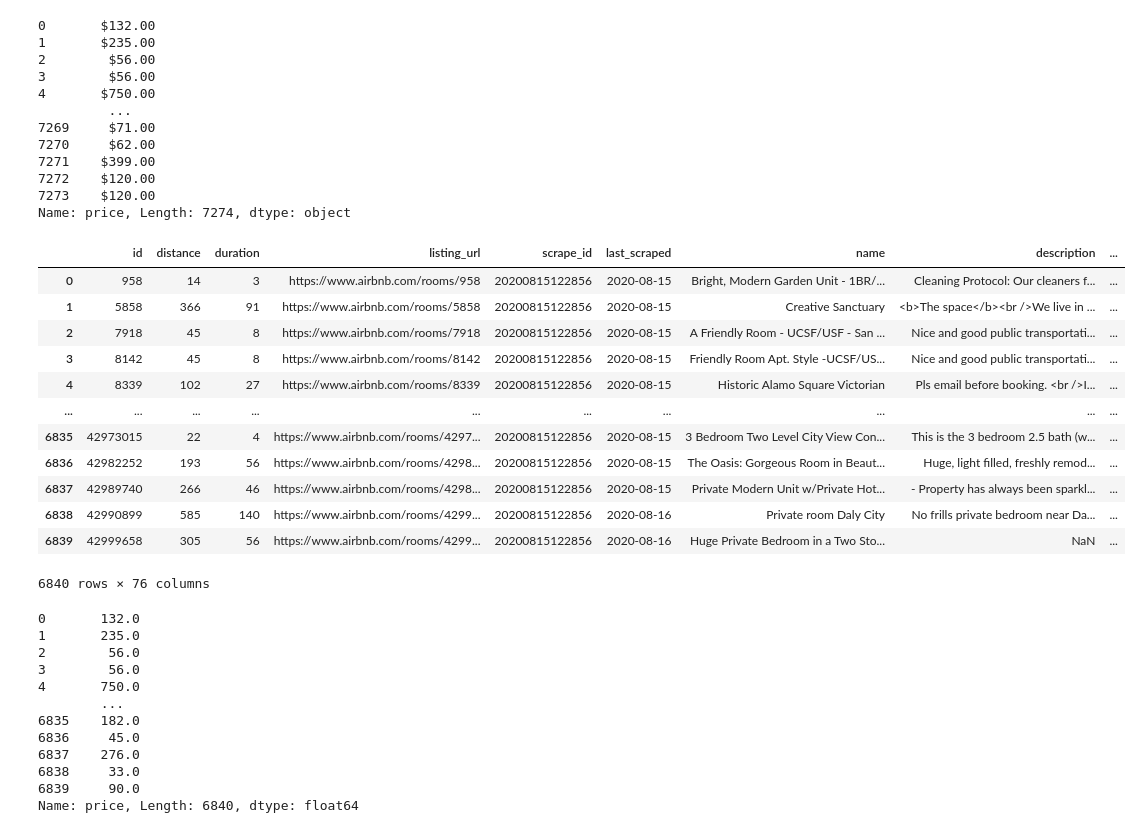
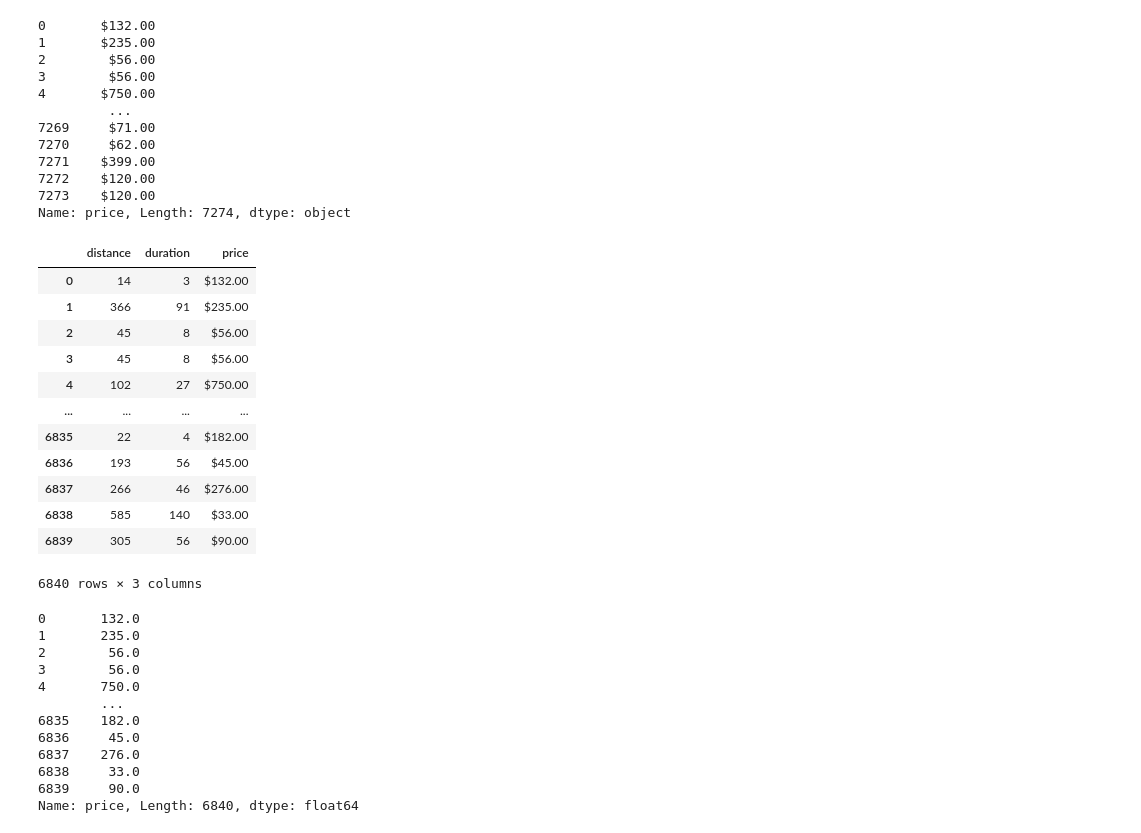
Before and after one commit to LingxingG/Data-Mining-Project, a Jupyter notebook: analysis/transit_relationship/transit_rental_regression.ipynb, the cells around one changed output. Cells and saved outputs as stored; diff of their text form; code cells hidden in the pictures.

Commit message:
data cleaning

```diff
--- a/analysis/transit_relationship/transit_rental_regression.ipynb
+++ b/analysis/transit_relationship/transit_rental_regression.ipynb
@@ -41,21 +41,21 @@ df_listing["price"]
 Name: price, Length: 7274, dtype: object
 # %%
 df = pd.merge(df_transit, df_listing, on="id")
-df
+df[["distance", "duration", "price"]]
 # %% [output]
-|  | id | distance | duration | listing_url | scrape_id | last_scraped | name | description | ... |
-| 0 | 958 | 14 | 3 | https://www.airbnb.com/rooms/958 | 20200815122856 | 2020-08-15 | Bright, Modern Garden Unit - 1BR/... | Cleaning Protocol: Our cleaners f... | ... |
-| 1 | 5858 | 366 | 91 | https://www.airbnb.com/rooms/5858 | 20200815122856 | 2020-08-15 | Creative Sanctuary | <b>The space</b><br />We live in ... | ... |
-| 2 | 7918 | 45 | 8 | https://www.airbnb.com/rooms/7918 | 20200815122856 | 2020-08-15 | A Friendly Room - UCSF/USF - San ... | Nice and good public transportati... | ... |
-| 3 | 8142 | 45 | 8 | https://www.airbnb.com/rooms/8142 | 20200815122856 | 2020-08-15 | Friendly Room Apt. Style -UCSF/US... | Nice and good public transportati... | ... |
-| 4 | 8339 | 102 | 27 | https://www.airbnb.com/rooms/8339 | 20200815122856 | 2020-08-15 | Historic Alamo Square Victorian | Pls email before booking. <br />I... | ... |
-| ... | ... | ... | ... | ... | ... | ... | ... | ... | ... |
-| 6835 | 42973015 | 22 | 4 | https://www.airbnb.com/rooms/4297... | 20200815122856 | 2020-08-15 | 3 Bedroom Two Level City View Con... | This is the 3 bedroom 2.5 bath (w... | ... |
-| 6836 | 42982252 | 193 | 56 | https://www.airbnb.com/rooms/4298... | 20200815122856 | 2020-08-15 | The Oasis: Gorgeous Room in Beaut... | Huge, light filled, freshly remod... | ... |
-| 6837 | 42989740 | 266 | 46 | https://www.airbnb.com/rooms/4298... | 20200815122856 | 2020-08-15 | Private Modern Unit w/Private Hot... | - Property has always been sparkl... | ... |
-| 6838 | 42990899 | 585 | 140 | https://www.airbnb.com/rooms/4299... | 20200815122856 | 2020-08-16 | Private room Daly City | No frills private bedroom near Da... | ... |
-| 6839 | 42999658 | 305 | 56 | https://www.airbnb.com/rooms/4299... | 20200815122856 | 2020-08-16 | Huge Private Bedroom in a Two Sto... | NaN | ... |
+|  | distance | duration | price |
+| 0 | 14 | 3 | $132.00 |
+| 1 | 366 | 91 | $235.00 |
+| 2 | 45 | 8 | $56.00 |
+| 3 | 45 | 8 | $56.00 |
+| 4 | 102 | 27 | $750.00 |
+| ... | ... | ... | ... |
+| 6835 | 22 | 4 | $182.00 |
+| 6836 | 193 | 56 | $45.00 |
+| 6837 | 266 | 46 | $276.00 |
+| 6838 | 585 | 140 | $33.00 |
+| 6839 | 305 | 56 | $90.00 |
-6840 rows × 76 columns
+6840 rows × 3 columns
 # %%
 df["price"] = df.price.str.replace('$','')
 
```
Also changed, not shown: 3 other files.
